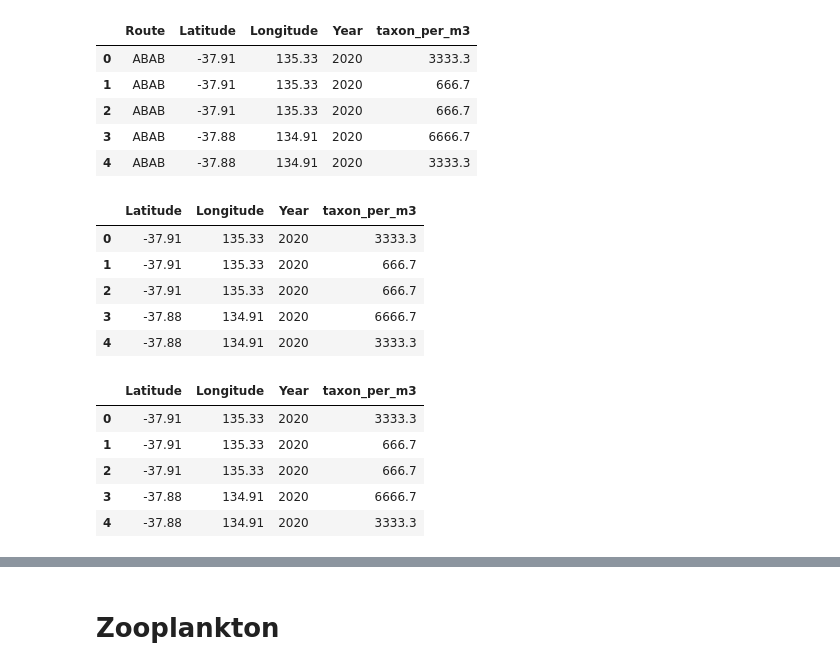
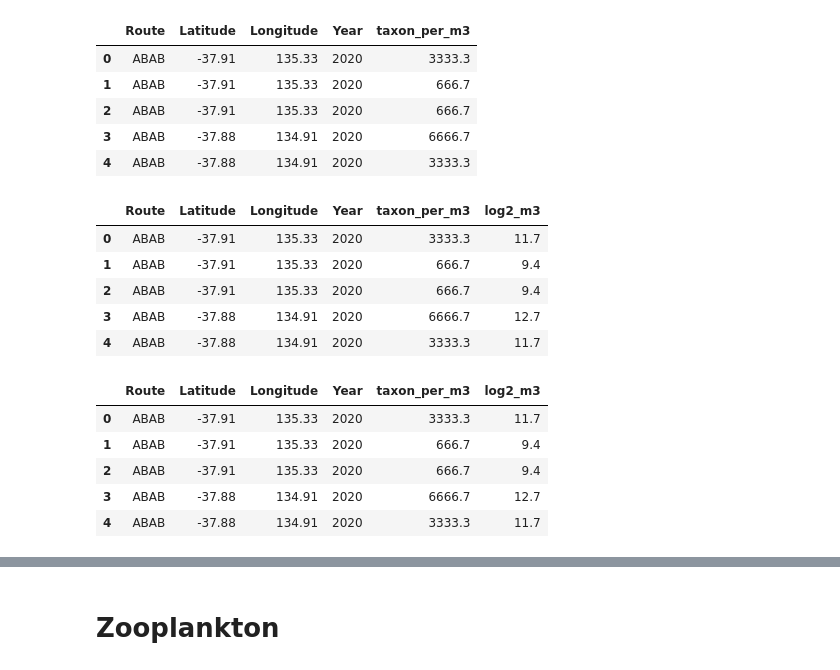
Before and after one commit to JackXinPan/Group5Project2, a Jupyter notebook: read data.ipynb, the cells around one changed output, grey strips where cells are left out. Drawn from its saved outputs; the diff is of its cells as text; code cells hidden in the pictures.

Commit message:
final tweaks on heatmap

```diff
--- a/read data.ipynb
+++ b/read data.ipynb
@@ -142,23 +143,25 @@ phytoplankton.head()
 #         (phytoplankton["Route"] == 'PKME')|
 #         (phytoplankton["Route"] == 'MEAD')), :]
 # %%
-phyto_main_routes = phytoplankton.drop(["Route"], axis=1)
-phyto_main_routes = phyto_main_routes.reset_index().drop(["index"],axis=1)
+# reset index and and a log of taxon_main_routes for more informative heatmap
+# phyto_main_routes = phytoplankton.drop(["Route"], axis=1)
+phyto_main_routes = phytoplankton.reset_index().drop(["index"],axis=1)
+phyto_main_routes["log2_m3"] = np.log2(phyto_main_routes["taxon_per_m3"]).round(1)
 phyto_main_routes.head()
 # %% [output]
-|  | Latitude | Longitude | Year | taxon_per_m3 |
-| 0 | -37.91 | 135.33 | 2020 | 3333.3 |
-| 1 | -37.91 | 135.33 | 2020 | 666.7 |
-| 2 | -37.91 | 135.33 | 2020 | 666.7 |
-| 3 | -37.88 | 134.91 | 2020 | 6666.7 |
-| 4 | -37.88 | 134.91 | 2020 | 3333.3 |
+|  | Route | Latitude | Longitude | Year | taxon_per_m3 | log2_m3 |
+| 0 | ABAB | -37.91 | 135.33 | 2020 | 3333.3 | 11.7 |
+| 1 | ABAB | -37.91 | 135.33 | 2020 | 666.7 | 9.4 |
+| 2 | ABAB | -37.91 | 135.33 | 2020 | 666.7 | 9.4 |
+| 3 | ABAB | -37.88 | 134.91 | 2020 | 6666.7 | 12.7 |
+| 4 | ABAB | -37.88 | 134.91 | 2020 | 3333.3 | 11.7 |
 # %%
 #phyto_main_routes = phyto_main_routes.drop(["index"],axis=1)
 phyto_main_routes.head()
 # %% [output]
-|  | Latitude | Longitude | Year | taxon_per_m3 |
-| 0 | -37.91 | 135.33 | 2020 | 3333.3 |
-| 1 | -37.91 | 135.33 | 2020 | 666.7 |
-| 2 | -37.91 | 135.33 | 2020 | 666.7 |
-| 3 | -37.88 | 134.91 | 2020 | 6666.7 |
-| 4 | -37.88 | 134.91 | 2020 | 3333.3 |
+|  | Route | Latitude | Longitude | Year | taxon_per_m3 | log2_m3 |
+| 0 | ABAB | -37.91 | 135.33 | 2020 | 3333.3 | 11.7 |
+| 1 | ABAB | -37.91 | 135.33 | 2020 | 666.7 | 9.4 |
+| 2 | ABAB | -37.91 | 135.33 | 2020 | 666.7 | 9.4 |
+| 3 | ABAB | -37.88 | 134.91 | 2020 | 6666.7 | 12.7 |
+| 4 | ABAB | -37.88 | 134.91 | 2020 | 3333.3 | 11.7 |
```
Also changed, not shown: parts of 18 cells of this notebook, 10 other files.
